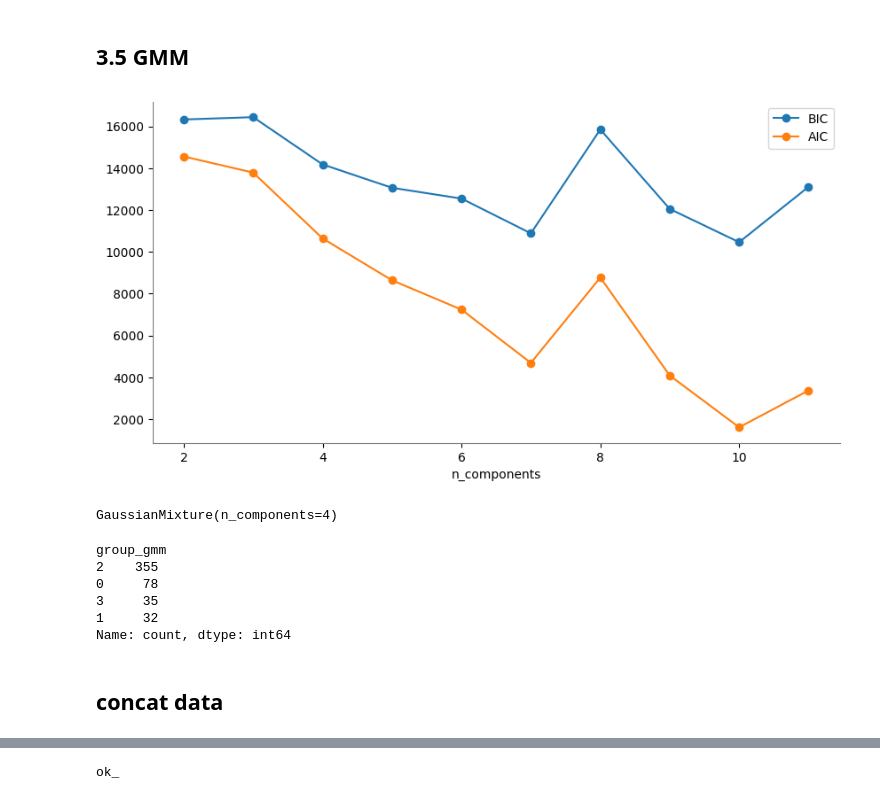
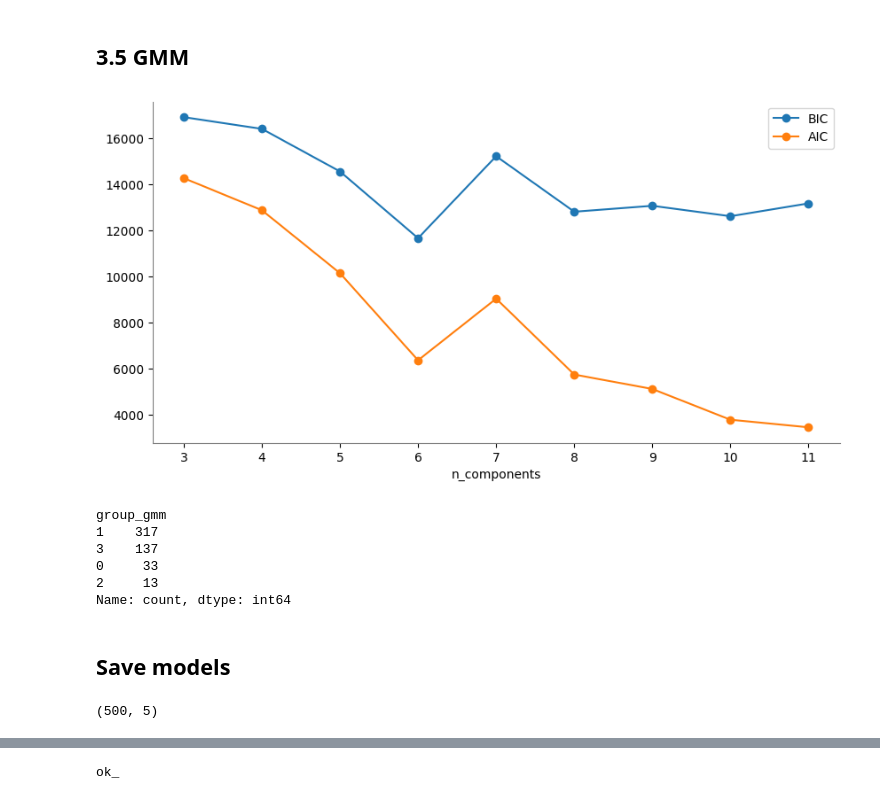
Before and after one commit to oecorrechag/Project-Australia, a Jupyter notebook: notebooks/3.0_models.ipynb, the cells around one changed output, grey strips where cells are left out. Saved outputs shown, nothing was run; the diff lists cells and outputs as text; code cells hidden in the pictures.

Commit message:
fix dataset models

```diff
--- a/notebooks/3.0_models.ipynb
+++ b/notebooks/3.0_models.ipynb
@@ -123,25 +119,25 @@ Name: count, dtype: int64
 # %% [markdown]
 ## 3.5 GMM
 # %%
-n_components = np.arange(2, 12)
+n_components = np.arange(3, 12)
 
 gaussianModels = [
-    GaussianMixture(n, covariance_type="full", random_state=0).fit(data_scaled)
+    GaussianMixture(n, covariance_type="full", random_state=42).fit(data_scaled)
     for n in n_components
 ]
 
 plt.figure(figsize=(10, 5))
 plt.plot(n_components, [model.bic(data_scaled) for model in gaussianModels], "o-", label="BIC")
 plt.plot(n_components, [model.aic(data_scaled) for model in gaussianModels], "o-", label="AIC")
 plt.legend(loc="best")
 plt.xlabel("n_components")
 plt.gca().spines["left"].set_color("gray")
 plt.gca().spines["bottom"].set_color("gray")
 plt.gca().spines["top"].set_visible(False)
 plt.gca().spines["right"].set_visible(False)
 plt.show()
 # %% [output]
-[figure, old version]
+[figure, new version]
 # %%
 n_components = 4
 gaussianMixture = GaussianMixture(
@@ -149,23 +145,23 @@ gaussianMixture = GaussianMixture(
     covariance_type="full",
     max_iter=100,
     init_params="kmeans", #ramdom
+    random_state=42,
 )
 gaussianMixture.fit(data_scaled)
+# predict Gmm
+df_models["group_gmm"] = gaussianMixture.predict(data_scaled)
+df_models['group_gmm'].value_counts()
 # %% [output]
-GaussianMixture(n_components=4)
+group_gmm
+1    317
+3    137
+0     33
+2     13
+Name: count, dtype: int64
-# %%
-df_models3 = dataset.copy()
-df_models3 = df_models3.loc[:,['id_cliente']]
-df_models3["group_gmm"] = gaussianMixture.predict(data_scaled)
-df_models3['group_gmm'].value_counts()
-# %% [output]
-group_gmm
-2    355
-0     78
-3     35
-1     32
-Name: count, dtype: int64
-# %% [markdown]
-## concat data
+# %% [markdown]
+## Save models
 # %%
-df_models = df_models.loc[:,['id_cliente', 'group_rfm', 'segment_rfm']]
+df_models = df_models.loc[:,['id_cliente', 'group_rfm', 'segment_rfm', 'group_kmeans', 'group_gmm']]
+df_models.shape
+# %% [output]
+(500, 5)
```
Also changed, not shown: parts of 4 cells of this notebook.
